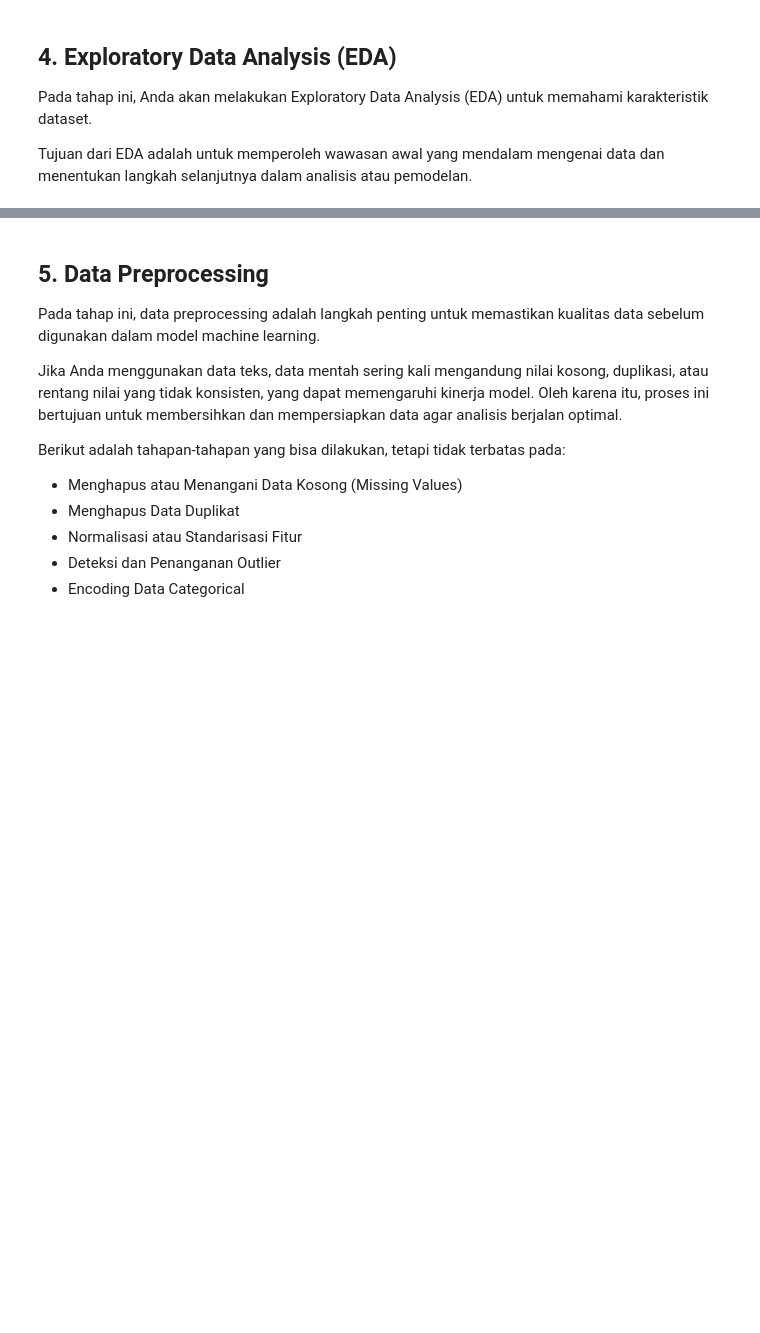
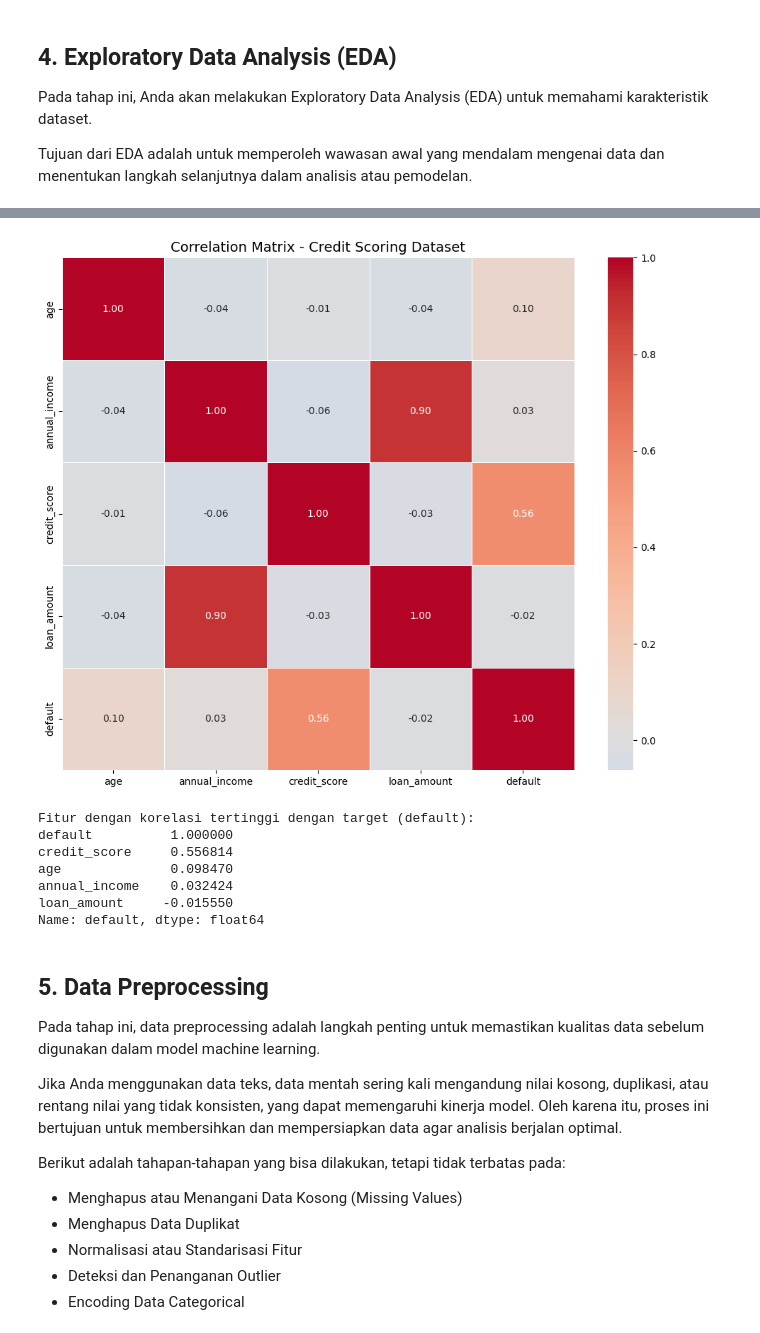
Before and after one commit to nurulftriah/Eksperimen_SML_Nurul-Fitriah, a Jupyter notebook: preprocessing/Eksperimen_Nurul-Fitriah.ipynb, the cells around one changed output, grey strips where cells are left out. Saved outputs shown, nothing was run; the diff lists cells and outputs as text; code cells hidden in the pictures; blank space fills up the shorter version.

```diff
--- a/preprocessing/Eksperimen_Nurul-Fitriah.ipynb
+++ b/preprocessing/Eksperimen_Nurul-Fitriah.ipynb
@@ -96,3 +164,31 @@ plt.show()
+# %%
+# Heatmap Korelasi antar Fitur Numerik
+plt.figure(figsize=(10, 8))
+numeric_df = df.select_dtypes(include=["number"])
+correlation_matrix = numeric_df.corr()
+sns.heatmap(
+    correlation_matrix,
+    annot=True,
+    fmt=".2f",
+    cmap="coolwarm",
+    center=0,
+    square=True,
+    linewidths=0.5
+)
+plt.title("Correlation Matrix - Credit Scoring Dataset", fontsize=14)
+plt.tight_layout()
+plt.show()
+print("Fitur dengan korelasi tertinggi dengan target (default):")
+print(correlation_matrix["default"].sort_values(ascending=False))
+# %% [output]
+[figure, added]
+Fitur dengan korelasi tertinggi dengan target (default):
+default          1.000000
+credit_score     0.556814
+age              0.098470
+annual_income    0.032424
+loan_amount     -0.015550
+Name: default, dtype: float64
 # %% [markdown]
 ## 5. Data Preprocessing
 Pada tahap ini, data preprocessing adalah langkah penting untuk memastikan kualitas data sebelum digunakan dalam model machine learning.
```
Also changed, not shown: parts of 17 cells of this notebook, 17 other files.
